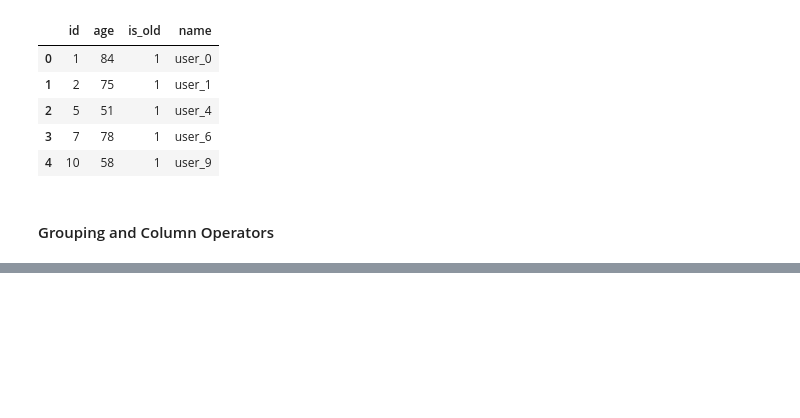
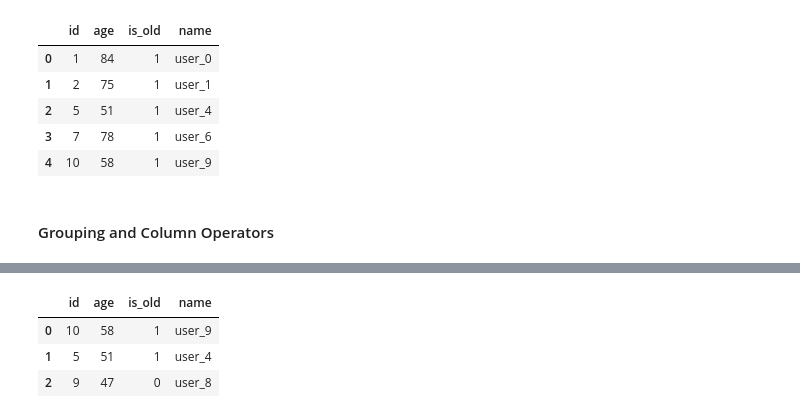
Before and after one commit to devincornell/doctable, a Jupyter notebook: examples/ex_select.ipynb, the cells around one changed output, grey strips where cells are left out. Drawn from its saved outputs; the diff is of its cells as text; code cells hidden in the pictures; blank space fills up the shorter version.

Commit message:
chunk select issue fixed - done!

```diff
--- a/examples/ex_select.ipynb
+++ b/examples/ex_select.ipynb
@@ -632,0 +637,4 @@ FROM "Record" GROUP BY round("Record".age / (? + 0.0))
+# %%
+# get the three oldest individuals, offset by three
+core.query().select(rtab.all_cols(), order_by=rtab['age'].desc(), limit=3, offset=3).df()
+# %% [output]
@@ -632,0 +646,4 @@ FROM "Record" GROUP BY round("Record".age / (? + 0.0))
+|  | id | age | is_old | name |
+| 0 | 10 | 58 | 1 | user_9 |
+| 1 | 5 | 51 | 1 | user_4 |
+| 2 | 9 | 47 | 0 | user_8 |
```
Also changed, not shown: parts of 37 cells of this notebook, 1 other file.
